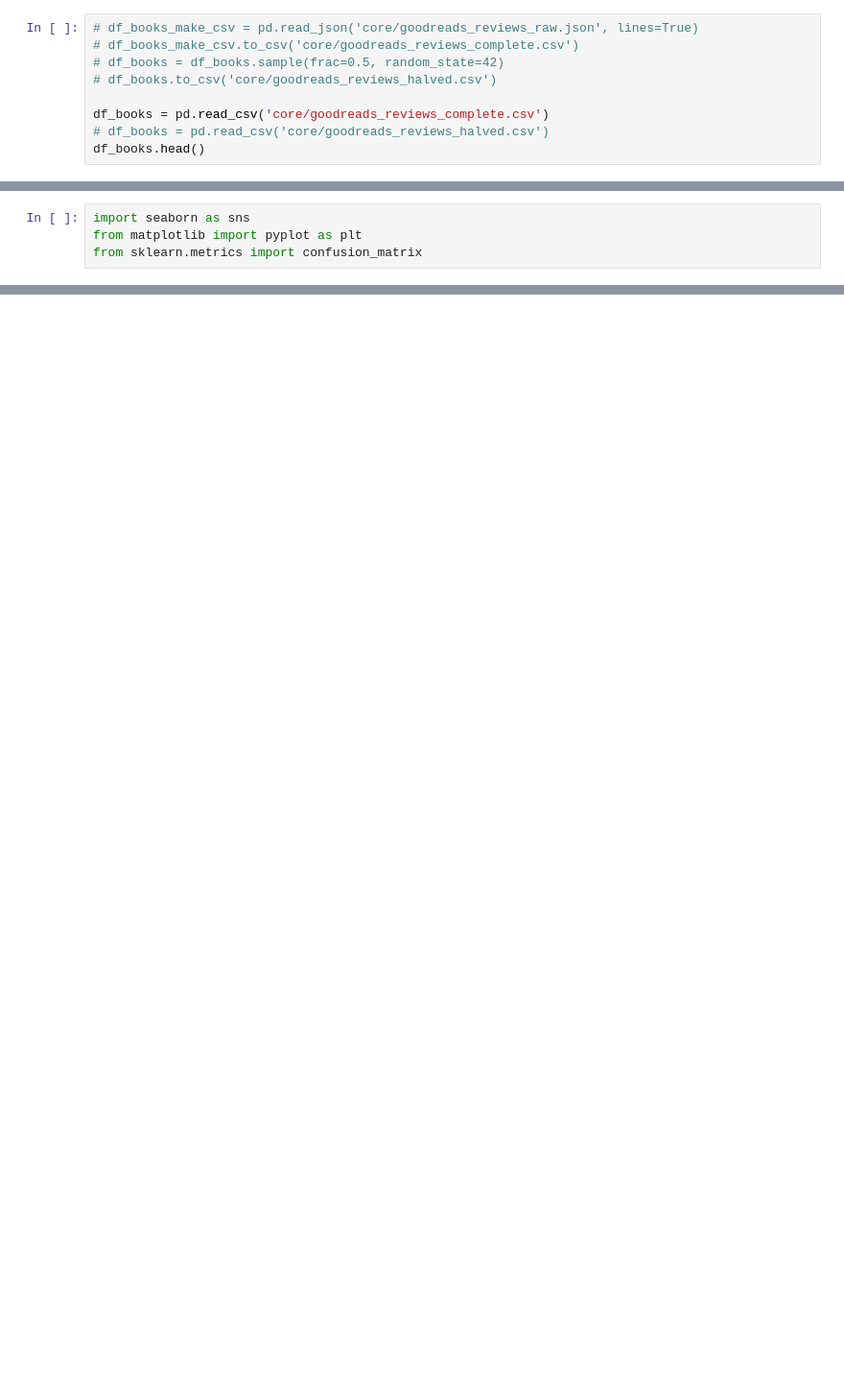
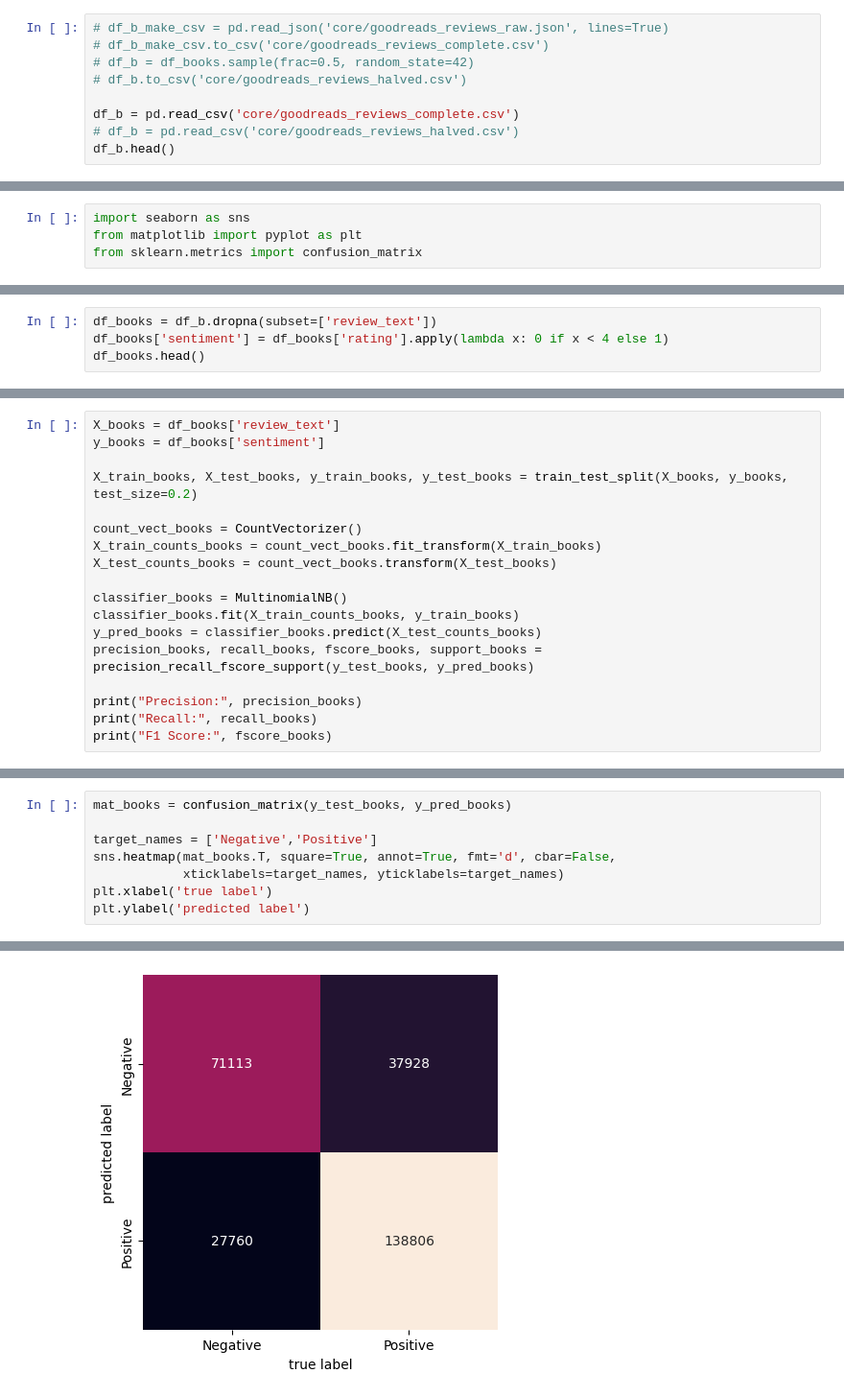
Before and after one commit to JHamoni676/cs5830_project5, a Jupyter notebook: jonah.ipynb, the cells around one changed output, grey strips where cells are left out. Shown at 96% size. Drawn from its saved outputs; the diff is of its cells as text; blank space fills up the shorter version.

```diff
--- a/jonah.ipynb
+++ b/jonah.ipynb
@@ -6,11 +6,11 @@ from sklearn.metrics import precision_recall_fscore_support
 from sklearn.naive_bayes import MultinomialNB
 from sklearn.feature_extraction.text import CountVectorizer
 # %%
-# df_books_make_csv = pd.read_json('core/goodreads_reviews_raw.json', lines=True)
-# df_books_make_csv.to_csv('core/goodreads_reviews_complete.csv')
-# df_books = df_books.sample(frac=0.5, random_state=42)
-# df_books.to_csv('core/goodreads_reviews_halved.csv')
+# df_b_make_csv = pd.read_json('core/goodreads_reviews_raw.json', lines=True)
+# df_b_make_csv.to_csv('core/goodreads_reviews_complete.csv')
+# df_b = df_books.sample(frac=0.5, random_state=42)
+# df_b.to_csv('core/goodreads_reviews_halved.csv')
 
-df_books = pd.read_csv('core/goodreads_reviews_complete.csv')
-# df_books = pd.read_csv('core/goodreads_reviews_halved.csv')
-df_books.head()
+df_b = pd.read_csv('core/goodreads_reviews_complete.csv')
+# df_b = pd.read_csv('core/goodreads_reviews_halved.csv')
+df_b.head()
@@ -102,0 +153,4 @@ plt.ylabel('predicted label')
+# %%
+df_books = df_b.dropna(subset=['review_text'])
+df_books['sentiment'] = df_books['rating'].apply(lambda x: 0 if x < 4 else 1)
+df_books.head()
@@ -102,0 +176,18 @@ plt.ylabel('predicted label')
+# %%
+X_books = df_books['review_text']
+y_books = df_books['sentiment']
+
+X_train_books, X_test_books, y_train_books, y_test_books = train_test_split(X_books, y_books, test_size=0.2)
+
+count_vect_books = CountVectorizer()
+X_train_counts_books = count_vect_books.fit_transform(X_train_books)
+X_test_counts_books = count_vect_books.transform(X_test_books)
+
+classifier_books = MultinomialNB()
+classifier_books.fit(X_train_counts_books, y_train_books)
+y_pred_books = classifier_books.predict(X_test_counts_books)
+precision_books, recall_books, fscore_books, support_books = precision_recall_fscore_support(y_test_books, y_pred_books)
+
+print("Precision:", precision_books)
+print("Recall:", recall_books)
+print("F1 Score:", fscore_books)
@@ -102,0 +220,9 @@ plt.ylabel('predicted label')
+# %%
+mat_books = confusion_matrix(y_test_books, y_pred_books)
+
+target_names = ['Negative','Positive']
+sns.heatmap(mat_books.T, square=True, annot=True, fmt='d', cbar=False,
+            xticklabels=target_names, yticklabels=target_names)
+plt.xlabel('true label')
+plt.ylabel('predicted label')
+# %% [output]
@@ -102,0 +230 @@ plt.ylabel('predicted label')
+[figure, added]
```
Also changed, not shown: parts of 18 cells of this notebook.
